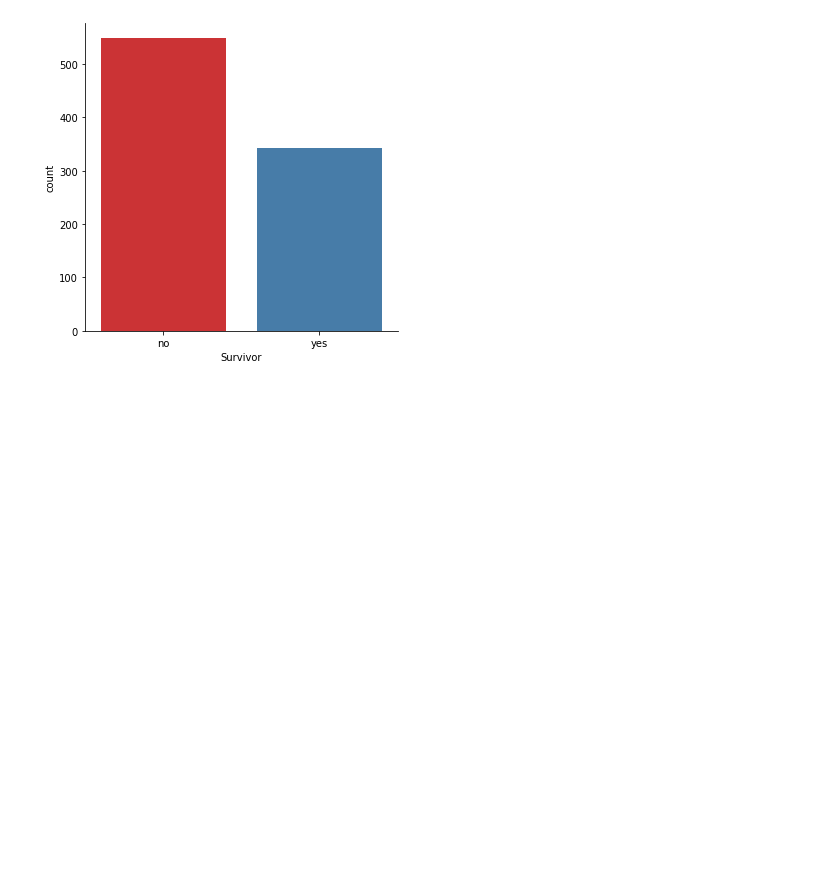
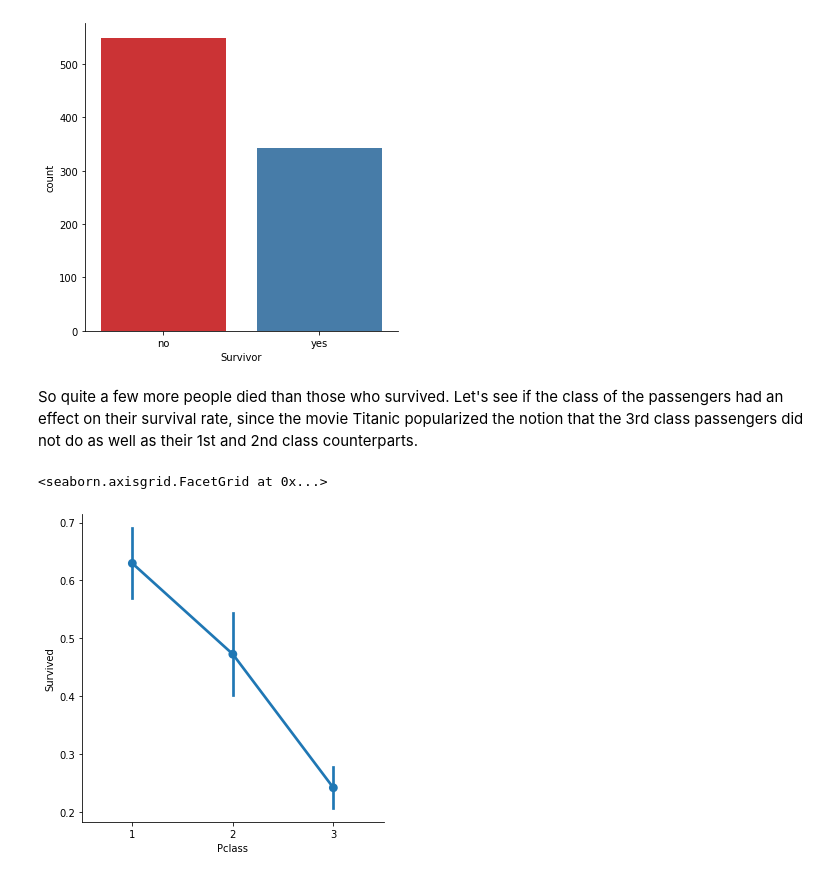
Before and after one commit to sealoyal/LearnPython, a Jupyter notebook: udemy/titanic/titanic1.ipynb, the cells around one changed output. Saved outputs shown, nothing was run; the diff lists cells and outputs as text; code cells hidden in the pictures; blank space fills up the shorter version.

Commit message:
titanic1 finished and stock1 started

```diff
--- a/udemy/titanic/titanic1.ipynb
+++ b/udemy/titanic/titanic1.ipynb
@@ -328,3 +323,11 @@ sns.catplot('Survivor',data=titanic_df,palette='Set1',kind='count')
 # %% [output]
 <seaborn.axisgrid.FacetGrid at 0x...>
 [figure]
+# %% [markdown]
+So quite a few more people died than those who survived. Let's see if the class of the passengers had an effect on their survival rate, since the movie Titanic popularized the notion that the 3rd class passengers did not do as well as their 1st and 2nd class counterparts.
+# %%
+# Let's use a cat plot again, but now considering class
+sns.catplot(x='Pclass',y='Survived',data=titanic_df,kind='point')
+# %% [output]
+<seaborn.axisgrid.FacetGrid at 0x...>
+[figure, added]
```
Also changed, not shown: parts of 17 cells of this notebook, 2 other files.
